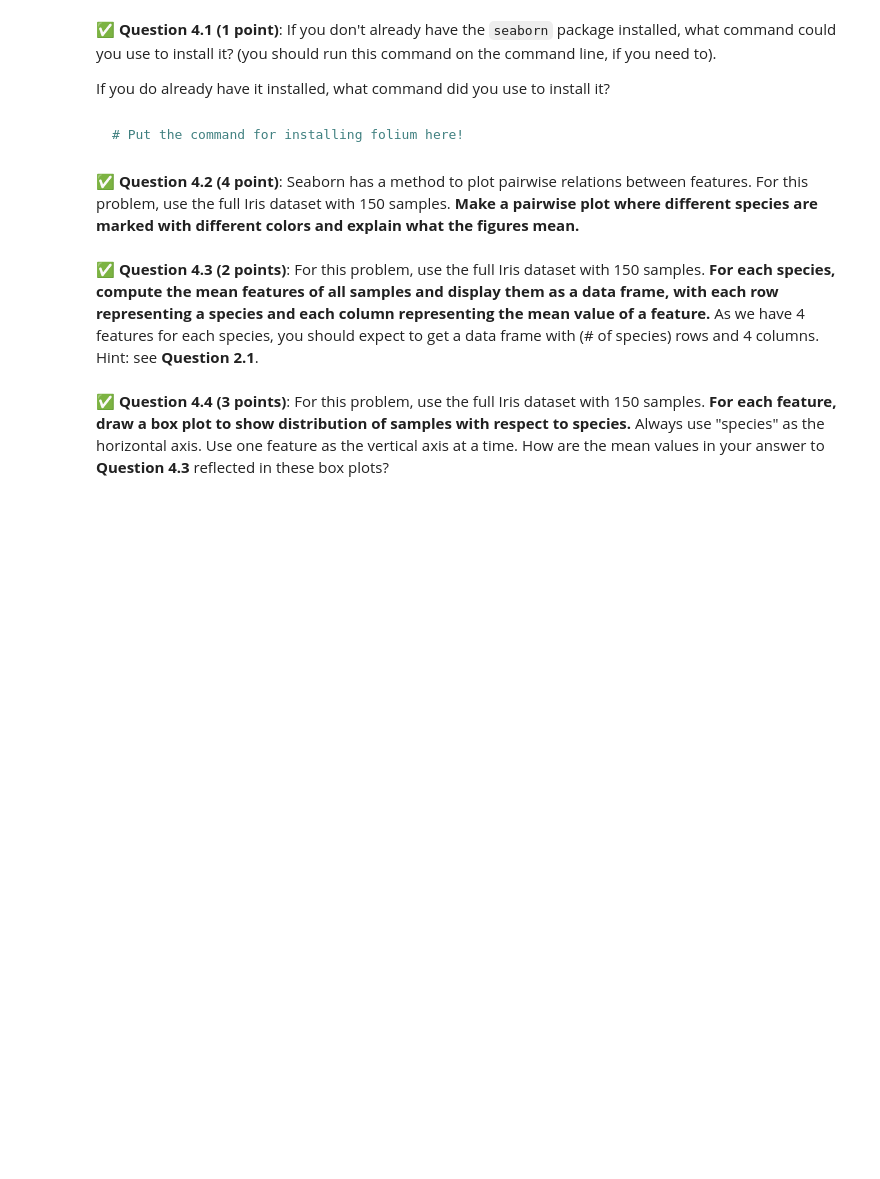
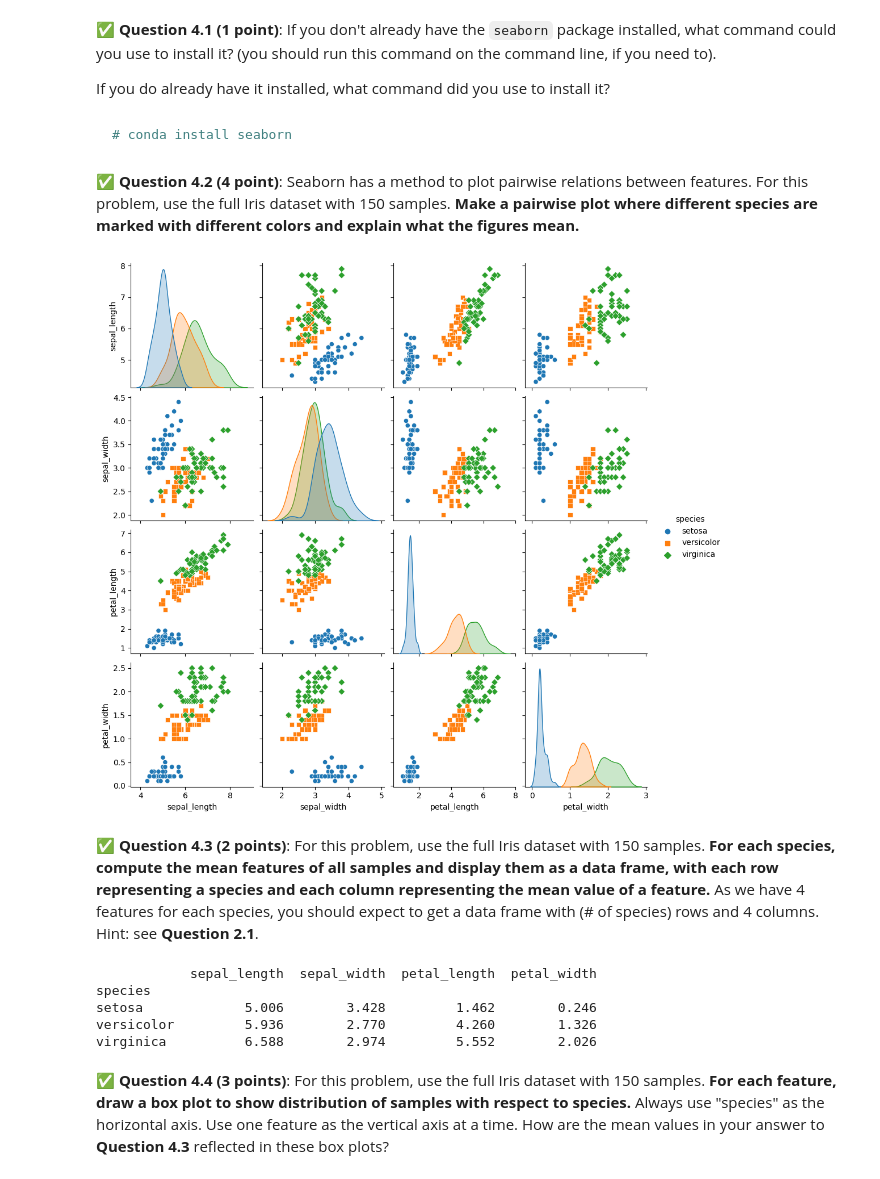
Before and after one commit to johnwano/CMSE202-f23-turnin, a Jupyter notebook: hw-01/HW-01_GitPracticeDebuggingPythonPackagesAndClasses-STUDENT.ipynb, the cells around one changed output. Cells and saved outputs as stored; diff of their text form; code cells hidden in the pictures; blank space fills up the shorter version.

````diff
--- a/hw-01/HW-01_GitPracticeDebuggingPythonPackagesAndClasses-STUDENT.ipynb
+++ b/hw-01/HW-01_GitPracticeDebuggingPythonPackagesAndClasses-STUDENT.ipynb
@@ -433,9 +452,9 @@ We will use a new Python package `seaborn`. Seaborn is a Python data visualizati
 &#9989; **Question 4.1 (1 point)**: If you don't already have the `seaborn` package installed, what command could you use to install it? (you should run this command on the command line, if you need to).
 
 If you do already have it installed, what command did you use to install it?
-# %% [markdown]
-```bash
-# Put the command for installing folium here!
-```
+# %% [markdown]
+```bash
+# conda install seaborn
+```
 # %% [markdown]
 &#9989; **Question 4.2 (4 point)**: Seaborn has a method to plot pairwise relations between features. For this problem, use the full Iris dataset with 150 samples. **Make a pairwise plot where different species are marked with different colors and explain what the figures mean.**
@@ -444,2 +461,16 @@ If you do already have it installed, what command did you use to install it?
+# %%
+### Put your code here
+import seaborn as sns
+import matplotlib.pyplot as plt
+
+iris = sns.load_dataset('iris')
+
+# Create a pairwise plot with species color differentiation
+sns.pairplot(iris, hue='species', markers=["o", "s", "D"])
+
+# Show the plot
+plt.show()
+# %% [output]
+[figure, added]
 # %% [markdown]
 &#9989; **Question 4.3 (2 points)**: For this problem, use the full Iris dataset with 150 samples. **For each species, compute the mean features of all samples and display them as a data frame, with each row representing a species and each column representing the mean value of a feature.** As we have 4 features for each species, you should expect to get a data frame with (# of species) rows and 4 columns. Hint: see **Question 2.1**.
@@ -448,2 +477,16 @@ If you do already have it installed, what command did you use to install it?
+# %%
+### Put your code here
+
+# Compute mean features for each species
+mean_features = iris.groupby('species').mean()
+
+# Display the data frame
+print(mean_features)
+# %% [output]
+            sepal_length  sepal_width  petal_length  petal_width
+species
+setosa             5.006        3.428         1.462        0.246
+versicolor         5.936        2.770         4.260        1.326
+virginica          6.588        2.974         5.552        2.026
 # %% [markdown]
 &#9989; **Question 4.4 (3 points)**: For this problem, use the full Iris dataset with 150 samples. **For each feature, draw a box plot to show distribution of samples with respect to species.** Always use "species" as the horizontal axis. Use one feature as the vertical axis at a time. How are the mean values in your answer to **Question 4.3** reflected in these box plots?
````
Also changed, not shown: parts of 5 cells of this notebook.
